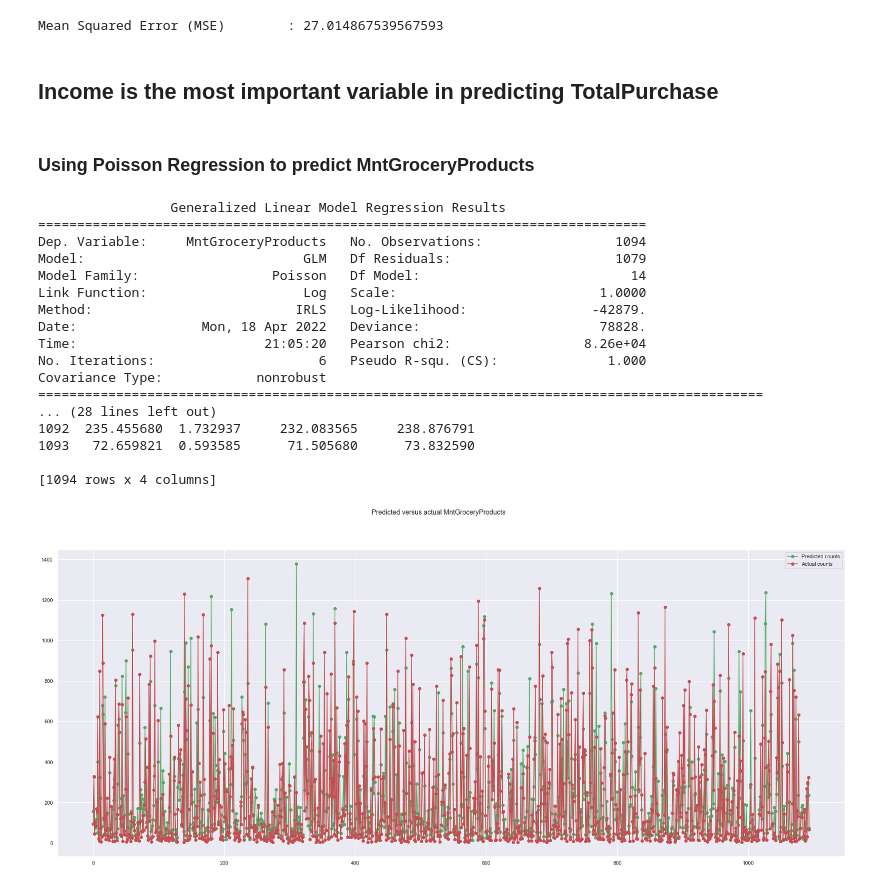
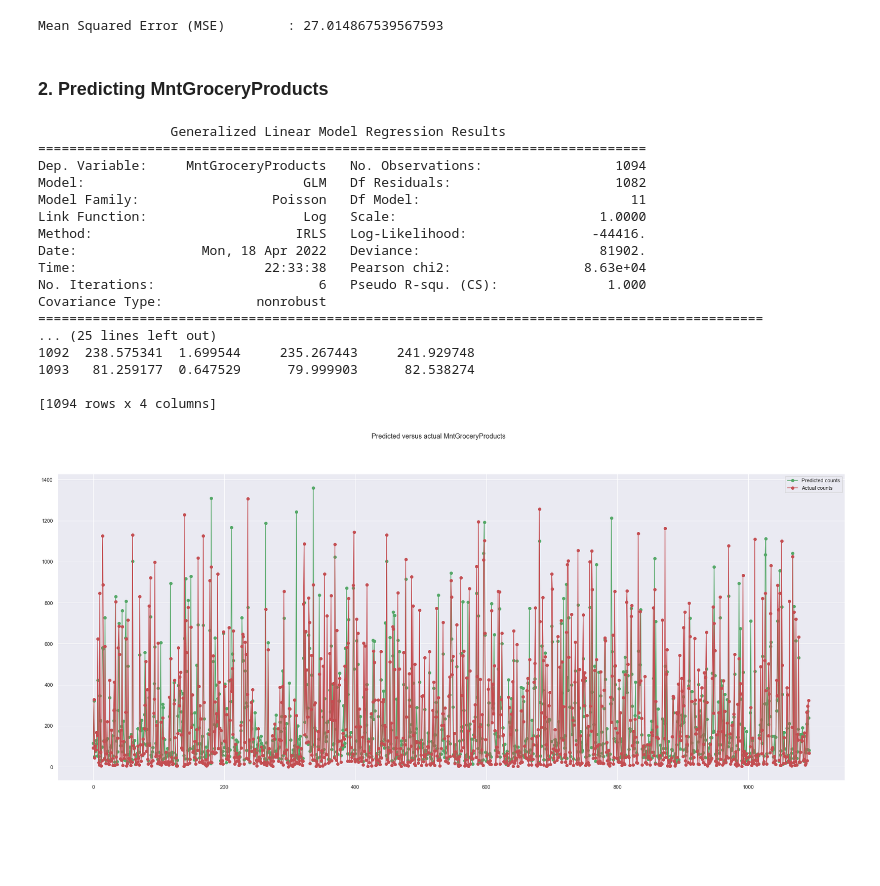
Before and after one commit to BoonHianLim/SC1015-Customer-Personality-Analysis, a Jupyter notebook: Machine-learning.ipynb, the cells around one changed output. Cells and saved outputs as stored; diff of their text form; code cells hidden in the pictures; blank space fills up the shorter version.

```diff
--- a/Machine-learning.ipynb
+++ b/Machine-learning.ipynb
@@ -255,55 +255,53 @@ print("Mean Squared Error (MSE) \t:", mean_squared_error(actual_counts, predicte
 <Figure size 432x288 with 0 Axes>
 [figure]
 Mean Squared Error (MSE)        : 27.014867539567593
-# %% [markdown]
-## Income is the most important variable in predicting TotalPurchase
-# %% [markdown]
-### Using Poisson Regression to predict MntGroceryProducts
+# %% [markdown]
+### 2. Predicting MntGroceryProducts
 # %%
 from patsy import dmatrices
 import statsmodels.api as sm
 
-expr = """MntGroceryProducts ~ Year_Birth + Education + Marital_Status + Kidhome + Teenhome + Income + Recency + YearRange + HaveChild + Complain"""
+expr = """MntGroceryProducts ~ Education + Marital_Status + Income + TotalChild + HaveChild + NumWebVisitsMonth + YearRange"""
 
 y_train, X_train = dmatrices(expr, df_train, return_type='dataframe')
 y_test, X_test = dmatrices(expr, df_test, return_type='dataframe')
 
 poisson_training_results = sm.GLM(y_train, X_train, family=sm.families.Poisson()).fit()
 
 print(poisson_training_results.summary())
 
 poisson_predictions = poisson_training_results.get_prediction(X_test)
 #summary_frame() returns a pandas DataFrame
 predictions_summary_frame = poisson_predictions.summary_frame()
 print(predictions_summary_frame)
 
 predicted_counts=predictions_summary_frame['mean']
 actual_counts = y_test['MntGroceryProducts']
 fig = plt.figure(figsize = (30, 12))
 fig.suptitle('Predicted versus actual MntGroceryProducts')
 predicted, = plt.plot(X_test.index, predicted_counts, 'go-', label='Predicted counts')
 actual, = plt.plot(X_test.index, actual_counts, 'ro-', label='Actual counts')
 plt.legend(handles=[predicted, actual])
 plt.show()
 # %% [output]
                  Generalized Linear Model Regression Results
 ==============================================================================
 Dep. Variable:     MntGroceryProducts   No. Observations:                 1094
-Model:                            GLM   Df Residuals:                     1079
-Model Family:                 Poisson   Df Model:                           14
+Model:                            GLM   Df Residuals:                     1082
+Model Family:                 Poisson   Df Model:                           11
 Link Function:                    Log   Scale:                          1.0000
-Method:                          IRLS   Log-Likelihood:                -42879.
-Date:                Mon, 18 Apr 2022   Deviance:                       78828.
-Time:                        21:05:20   Pearson chi2:                 8.26e+04
+Method:                          IRLS   Log-Likelihood:                -44416.
+Date:                Mon, 18 Apr 2022   Deviance:                       81902.
+Time:                        22:33:38   Pearson chi2:                 8.63e+04
 No. Iterations:                     6   Pseudo R-squ. (CS):              1.000
 Covariance Type:            nonrobust
 =============================================================================================
-... (28 lines left out)
-1092  235.455680  1.732937     232.083565     238.876791
-1093   72.659821  0.593585      71.505680      73.832590
+... (25 lines left out)
+1092  238.575341  1.699544     235.267443     241.929748
+1093   81.259177  0.647529      79.999903      82.538274
 
 [1094 rows x 4 columns]
-[figure, old version]
+[figure, new version]
 # %%
 plt.clf()
 fig = plt.figure()
```
Also changed, not shown: parts of 19 cells of this notebook.
